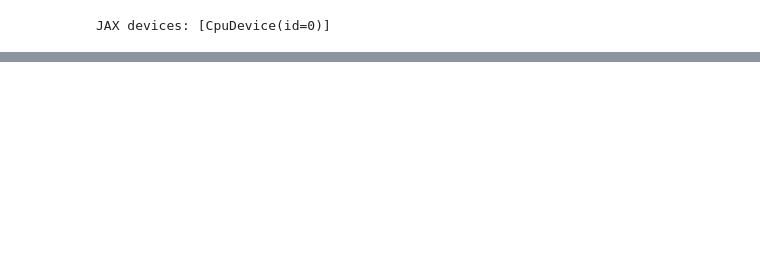
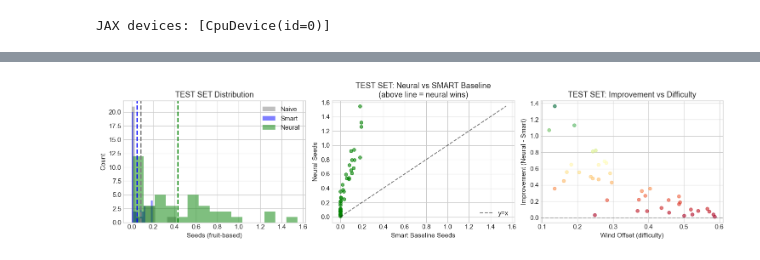
Before and after one commit to ndouglas/arborhedron, a Jupyter notebook: notebooks/05_robust_evaluation.ipynb, the cells around one changed output, grey strips where cells are left out. Cells and saved outputs as stored; diff of their text form; code cells hidden in the pictures; blank space fills up the shorter version.

```diff
--- a/notebooks/05_robust_evaluation.ipynb
+++ b/notebooks/05_robust_evaluation.ipynb
@@ -658,0 +630,41 @@ ROBUST EVALUATION SUMMARY
+# %%
+# Visualization: Neural vs BOTH baselines on held-out test set
+fig, axes = plt.subplots(1, 3, figsize=(15, 4))
+
+# Histogram comparison (all three)
+ax = axes[0]
+ax.hist(naive_test, bins=15, alpha=0.5, label='Naive', color='gray')
+ax.hist(smart_test, bins=15, alpha=0.5, label='Smart', color='blue')
+ax.hist(neural_test, bins=15, alpha=0.5, label='Neural', color='green')
+ax.axvline(naive_test.mean(), color='gray', linestyle='--', linewidth=2)
+ax.axvline(smart_test.mean(), color='blue', linestyle='--', linewidth=2)
+ax.axvline(neural_test.mean(), color='green', linestyle='--', linewidth=2)
+ax.set_xlabel('Seeds (fruit-based)')
+ax.set_ylabel('Count')
+ax.set_title('TEST SET Distribution')
+ax.legend()
+
+# Scatter: Neural vs Smart baseline (the fair comparison)
+ax = axes[1]
+ax.scatter(smart_test, neural_test, alpha=0.6, s=30, c='green')
+max_val = max(smart_test.max(), neural_test.max(), 0.1)
+ax.plot([0, max_val], [0, max_val], 'k--', alpha=0.5, label='y=x')
+ax.set_xlabel('Smart Baseline Seeds')
+ax.set_ylabel('Neural Seeds')
+ax.set_title('TEST SET: Neural vs SMART Baseline\n(above line = neural wins)')
+ax.legend()
+
+# Improvement vs difficulty (against smart baseline)
+ax = axes[2]
+test_wind_offsets = [climates[i].wind.offset for i in range(n_train, NUM_CLIMATES)]
+improvement = neural_test - smart_test
+scatter = ax.scatter(test_wind_offsets, improvement, alpha=0.6, s=30, c=improvement, cmap='RdYlGn')
+ax.axhline(0, color='gray', linestyle='--', alpha=0.5)
+ax.set_xlabel('Wind Offset (difficulty)')
+ax.set_ylabel('Improvement (Neural - Smart)')
+ax.set_title('TEST SET: Improvement vs Difficulty')
+
+plt.tight_layout()
+plt.show()
+# %% [output]
+[figure, added]
```
Also changed, not shown: parts of 36 cells of this notebook, 9 other files.
